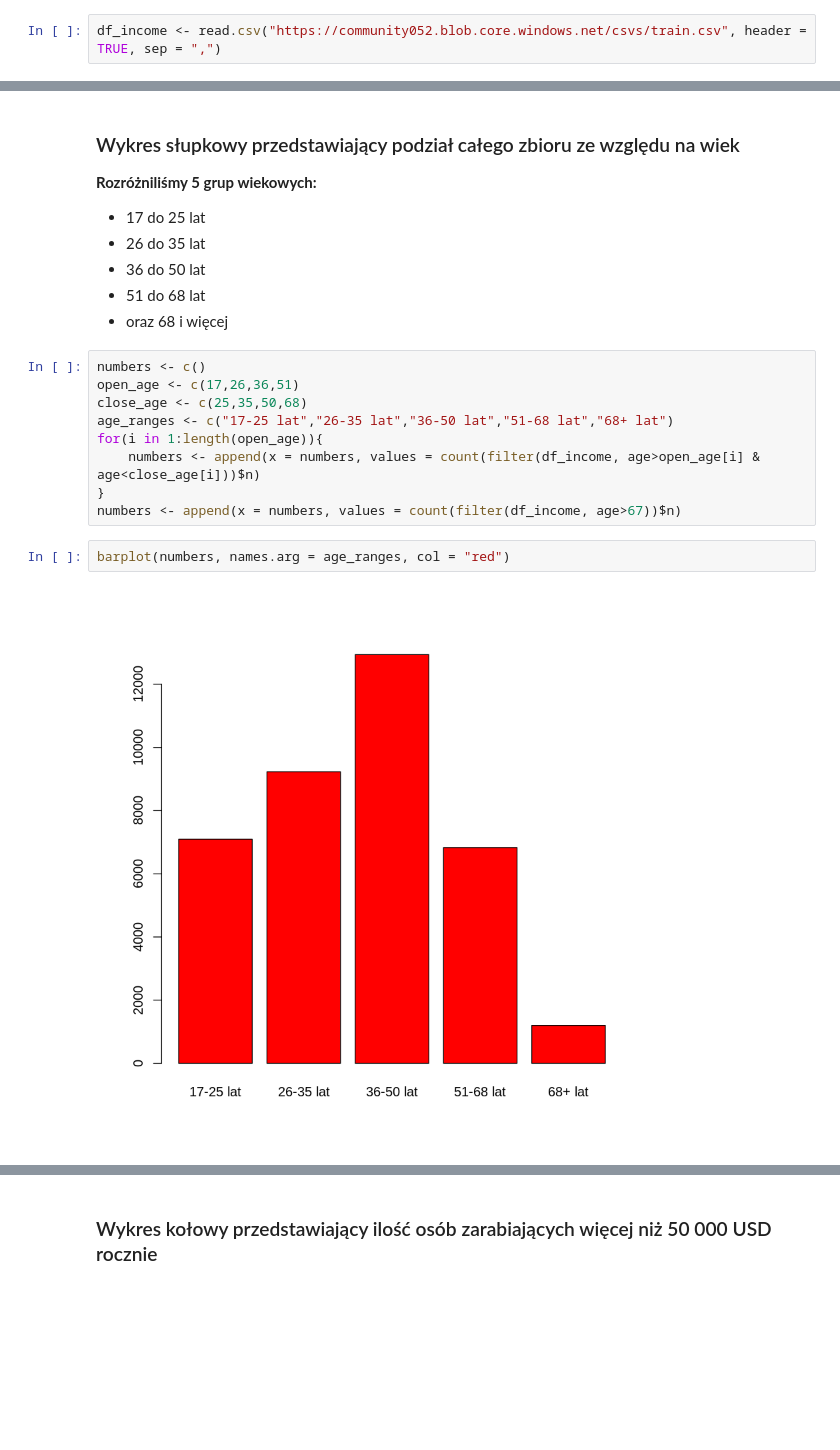
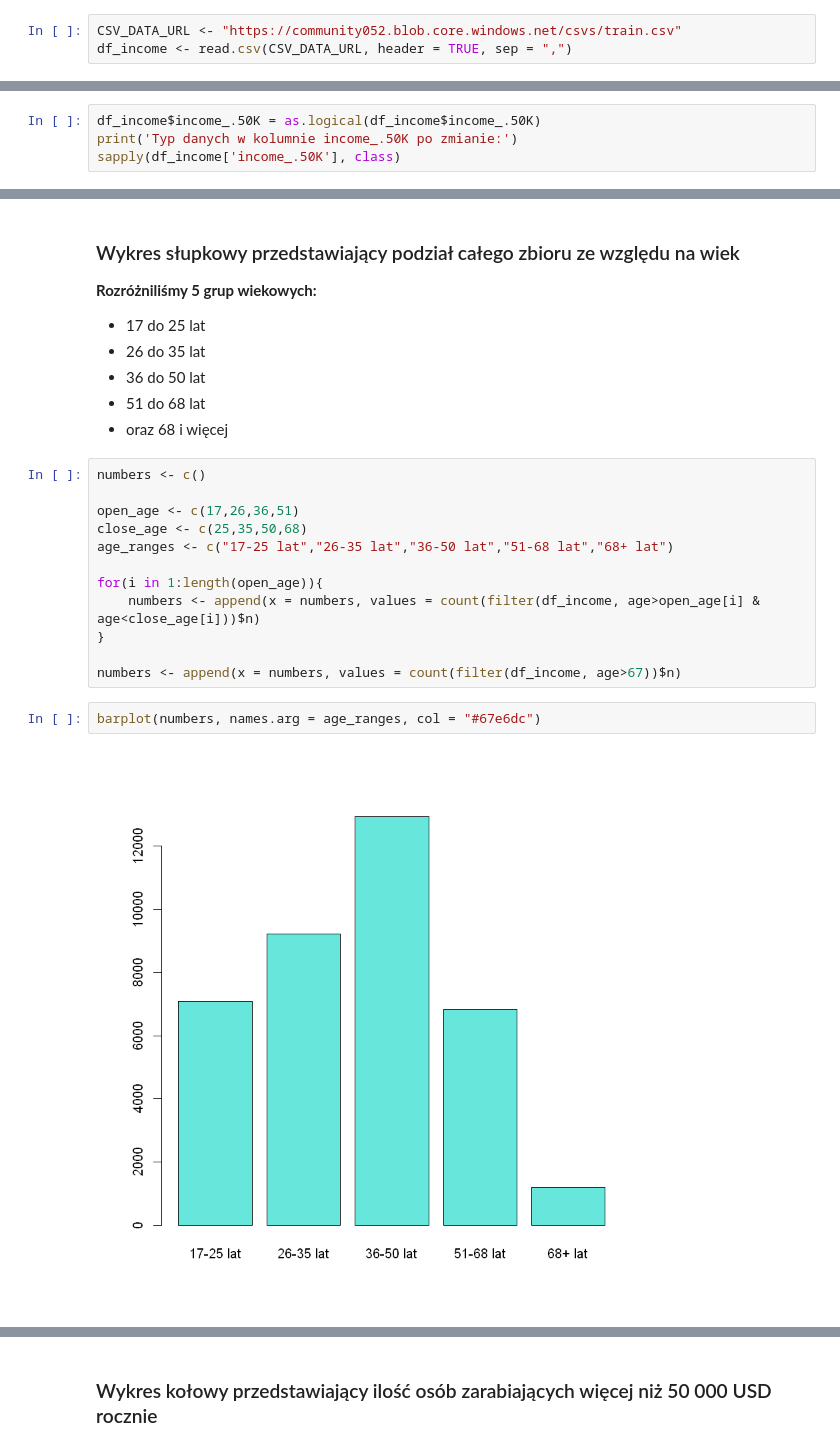
Before and after one commit to falken01/data-analysis-income, a Jupyter notebook: data_analysis_income_r.ipynb, the cells around one changed output, grey strips where cells are left out. Cells and saved outputs as stored; diff of their text form; blank space fills up the shorter version.

```diff
--- a/data_analysis_income_r.ipynb
+++ b/data_analysis_income_r.ipynb
@@ -61,7 +100,8 @@ Registered S3 methods overwritten by 'ggplot2':
 # %% [markdown]
 ### Pobieramy dane do dalszej obróbki wskazując że dane oddzielone są przecinkiem
 # %%
-df_income <- read.csv("https://community052.blob.core.windows.net/csvs/train.csv", header = TRUE, sep = ",")
+CSV_DATA_URL <- "https://community052.blob.core.windows.net/csvs/train.csv"
+df_income <- read.csv(CSV_DATA_URL, header = TRUE, sep = ",")
 # %% [markdown]
 ### Przykładowa struktura bazy danych w postaci tabeli (pierwsze 40 rekordów)
 # %%
@@ -120,0 +218,4 @@ $income_.50K
+# %%
+df_income$income_.50K = as.logical(df_income$income_.50K)
+print('Typ danych w kolumnie income_.50K po zmianie:')
+sapply(df_income['income_.50K'], class)
@@ -160,14 +312,17 @@ legend("topright", c("Amer-Indian-Eskimo","Asian-Pac-Islander","Black","Other","
 - oraz 68 i więcej
 # %%
 numbers <- c()
+
 open_age <- c(17,26,36,51)
 close_age <- c(25,35,50,68)
 age_ranges <- c("17-25 lat","26-35 lat","36-50 lat","51-68 lat","68+ lat")
+
 for(i in 1:length(open_age)){
     numbers <- append(x = numbers, values = count(filter(df_income, age>open_age[i] & age<close_age[i]))$n)
 }
+
 numbers <- append(x = numbers, values = count(filter(df_income, age>67))$n)
 # %%
-barplot(numbers, names.arg = age_ranges, col = "red")
+barplot(numbers, names.arg = age_ranges, col = "#67e6dc")
 # %% [output]
-[figure, old version]
+[figure, new version]
```
Also changed, not shown: parts of 46 cells of this notebook.
